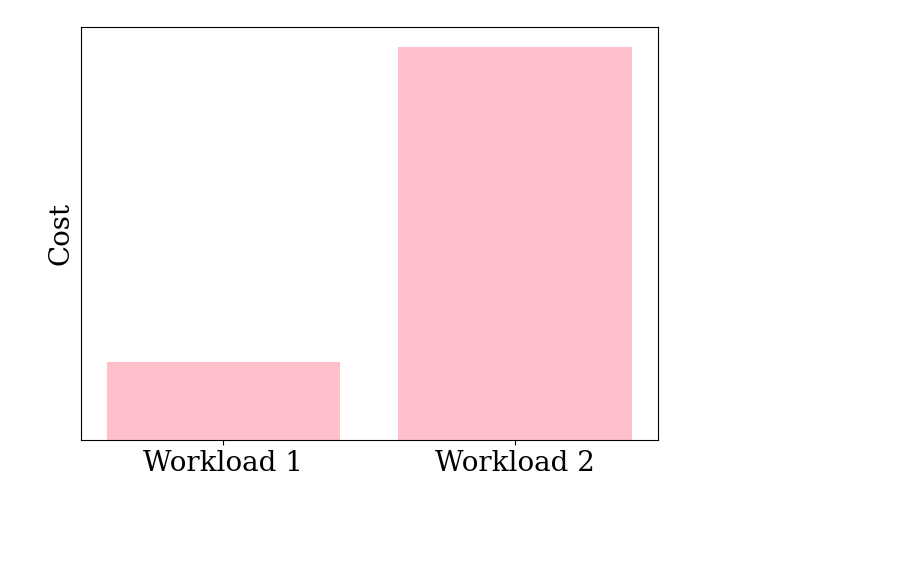
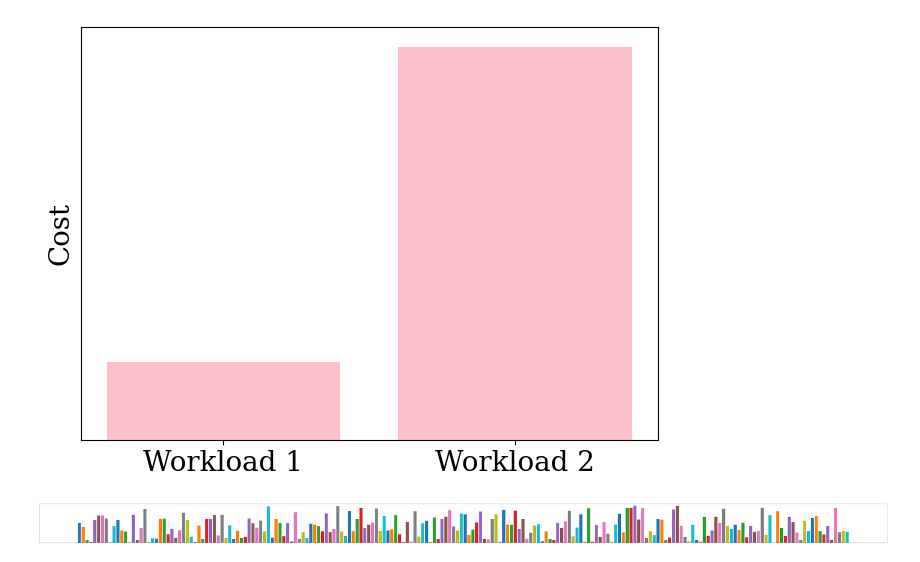
Before and after one commit to ephoris/endure-jupyter, a Jupyter notebook: experiments/playground.ipynb, the cells around one changed output. Saved outputs shown, nothing was run; the diff lists cells and outputs as text; code cells hidden in the pictures; blank space fills up the shorter version.

```diff
--- a/experiments/playground.ipynb
+++ b/experiments/playground.ipynb
@@ -48,3 +48,23 @@ fig.tight_layout()
 plt.show()
 # %% [output]
 [figure]
+# %%
+fig, ax = plt.subplots(figsize=(100, 5), tight_layout=True)
+labels = ['Workload 1', 'Workload 2']
+width = 0.1
+cost_nom = np.random.rand(200)
+xtick = list(range(len(cost_nom)))
+cmap = plt.cm.tab10
+colors = cmap(np.arange(len(xtick)) % cmap.N)
+rects1 = ax.bar(xtick, cost_nom, align='center', color=colors)
+
+ax.set_yticks([])
+ax.set_xticks([])
+# ax.set_ylabel('Cost', fontsize=20)
+
+fig.tight_layout()
+
+plt.show()
+fig.savefig('tmp.pdf')
+# %% [output]
+[figure, added]
```
Also changed, not shown: parts of 2 cells of this notebook, 4 other files.
